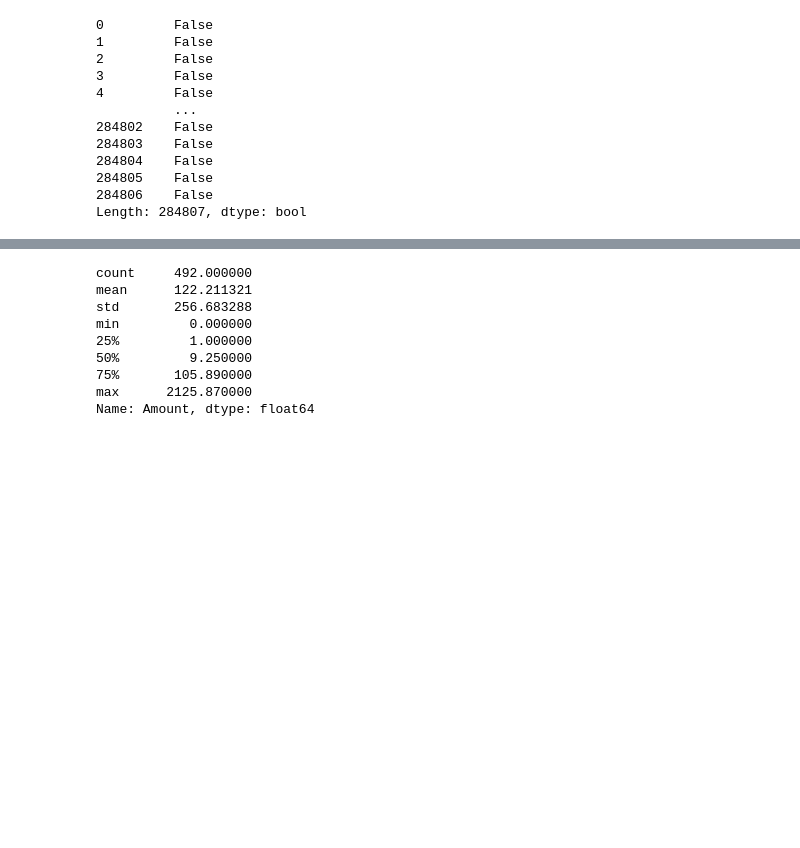
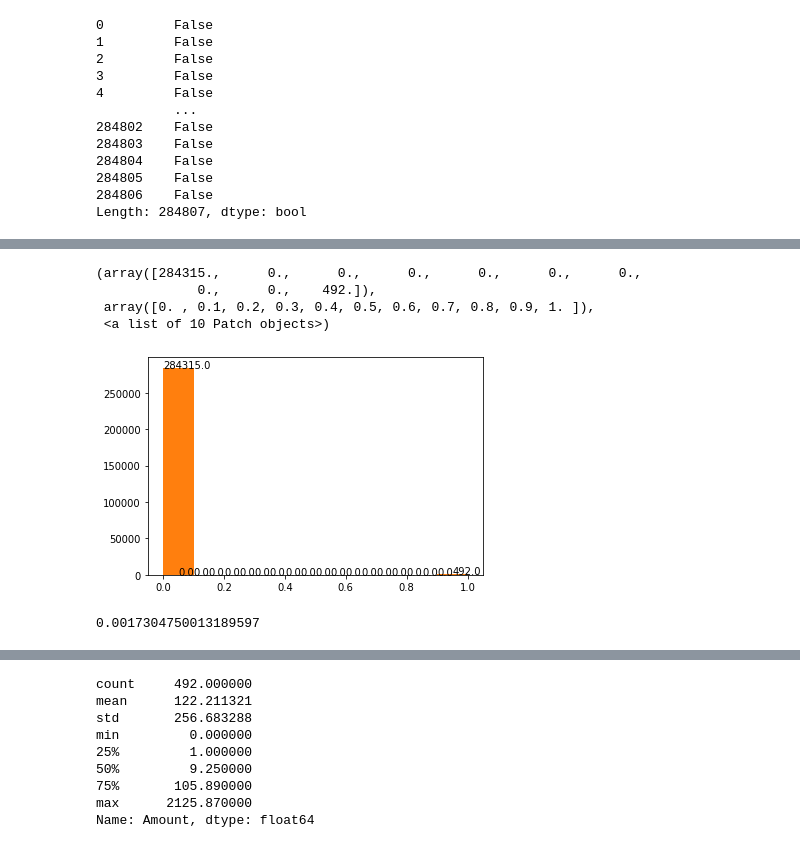
Before and after one commit to NewtoIBM/data_student, a Jupyter notebook: Egor_Capstone_2.ipynb, the cells around one changed output, grey strips where cells are left out. Saved outputs shown, nothing was run; the diff lists cells and outputs as text; code cells hidden in the pictures; blank space fills up the shorter version.

```diff
--- a/Egor_Capstone_2.ipynb
+++ b/Egor_Capstone_2.ipynb
@@ -154,4 +137,19 @@ plt.ylabel("Frequency");
+# %%
+your_bins=20
+arr=plt.hist(cardsdf.Class, bins=your_bins)
+for i in range(your_bins):
+    plt.text(arr[1][i],arr[0][i],str(arr[0][i]))
+plt.hist(cardsdf.Class, bins=10)
+# %% [output]
+(array([284315.,      0.,      0.,      0.,      0.,      0.,      0.,
+             0.,      0.,    492.]),
+ array([0. , 0.1, 0.2, 0.3, 0.4, 0.5, 0.6, 0.7, 0.8, 0.9, 1. ]),
+ <a list of 10 Patch objects>)
+[figure, added]
 # %%
 Fraud = cardsdf[cardsdf['Class']==1]
-
 Normal = cardsdf[cardsdf['Class']==0]
+outlier_fraction = len(Fraud)/float(len(Normal))
+outlier_fraction
+# %% [output]
+0.0017304750013189597
```
Also changed, not shown: parts of 41 cells of this notebook.
